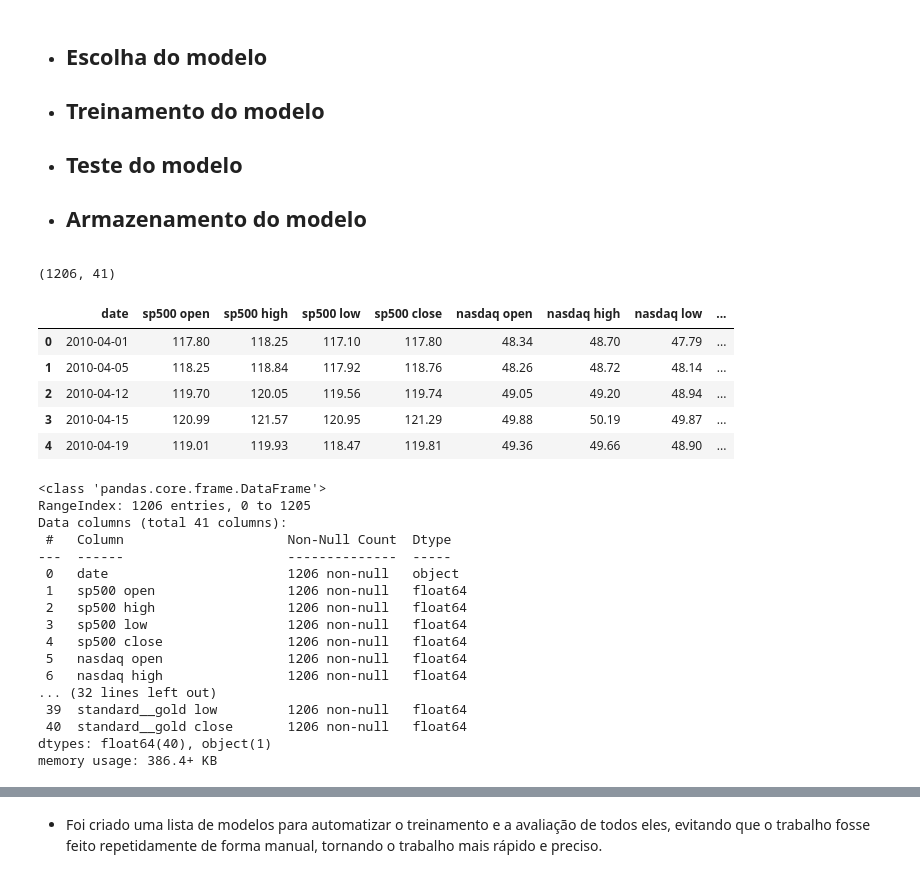
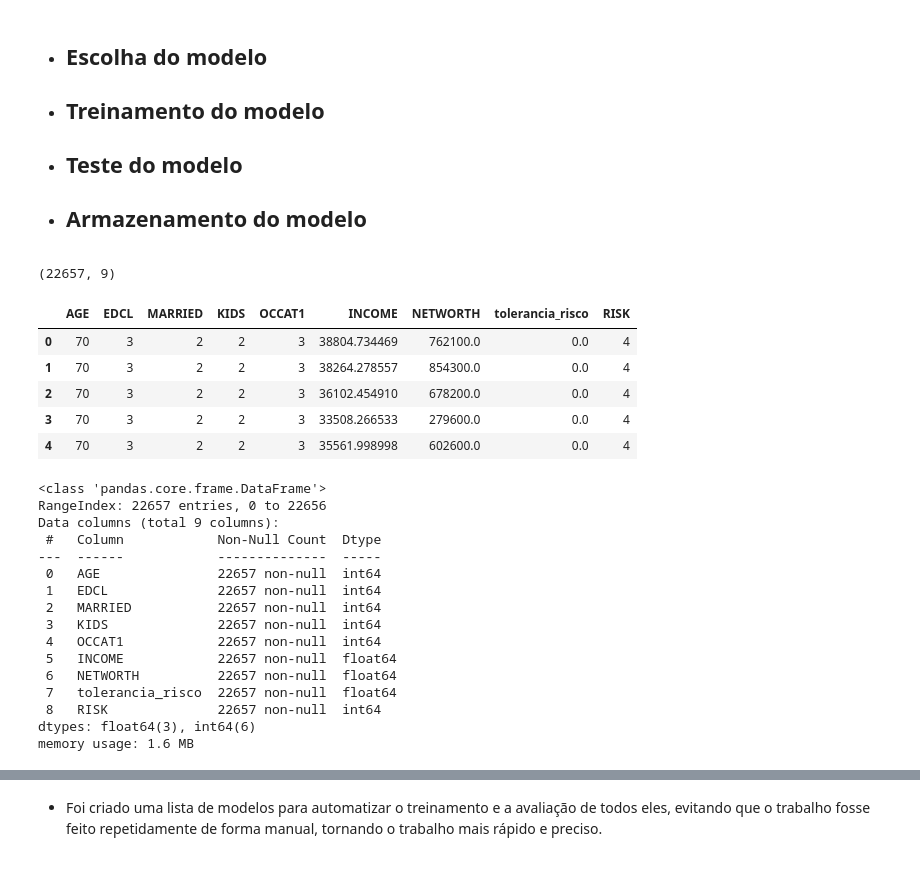
Before and after one commit to jairobernardesjunior/020_Financial_regression_project_risk_tolerance, a Jupyter notebook: 02 prt_treina.ipynb, the cells around one changed output, grey strips where cells are left out. Saved outputs shown, nothing was run; the diff lists cells and outputs as text; code cells hidden in the pictures.

```diff
--- a/02 prt_treina.ipynb
+++ b/02 prt_treina.ipynb
@@ -53,45 +53,44 @@ import numpy as np # computação de matrizes
 from matplotlib import pyplot # plotagem gráfica
 # %%
 # carregando arquivo tratado em dataframe
-df_gold_trans = pd.read_csv('df_treated/df_gold_trans.csv')
+df_risk = pd.read_csv('df_treated/df_risk_tolerance.csv')
 # %%
 # conferindo a dimensão do dataframe, linhas e colunas
-df_gold_trans.shape
+df_risk.shape
 # %% [output]
-(1206, 41)
+(22657, 9)
 # %%
 # ordenando pelo index o dataframe carregado
-df_gold_trans = df_gold_trans.sort_index()
+df_risk = df_risk.sort_index()
 # %%
 # reconhecendo as primeiras linhas do df
-df_gold_trans.head(5)
+df_risk.head(5)
 # %% [output]
-|  | date | sp500 open | sp500 high | sp500 low | sp500 close | nasdaq open | nasdaq high | nasdaq low | ... |
-| 0 | 2010-04-01 | 117.80 | 118.25 | 117.10 | 117.80 | 48.34 | 48.70 | 47.79 | ... |
-| 1 | 2010-04-05 | 118.25 | 118.84 | 117.92 | 118.76 | 48.26 | 48.72 | 48.14 | ... |
-| 2 | 2010-04-12 | 119.70 | 120.05 | 119.56 | 119.74 | 49.05 | 49.20 | 48.94 | ... |
-| 3 | 2010-04-15 | 120.99 | 121.57 | 120.95 | 121.29 | 49.88 | 50.19 | 49.87 | ... |
-| 4 | 2010-04-19 | 119.01 | 119.93 | 118.47 | 119.81 | 49.36 | 49.66 | 48.90 | ... |
+|  | AGE | EDCL | MARRIED | KIDS | OCCAT1 | INCOME | NETWORTH | tolerancia_risco | RISK |
+| 0 | 70 | 3 | 2 | 2 | 3 | 38804.734469 | 762100.0 | 0.0 | 4 |
+| 1 | 70 | 3 | 2 | 2 | 3 | 38264.278557 | 854300.0 | 0.0 | 4 |
+| 2 | 70 | 3 | 2 | 2 | 3 | 36102.454910 | 678200.0 | 0.0 | 4 |
+| 3 | 70 | 3 | 2 | 2 | 3 | 33508.266533 | 279600.0 | 0.0 | 4 |
+| 4 | 70 | 3 | 2 | 2 | 3 | 35561.998998 | 602600.0 | 0.0 | 4 |
 # %%
 # verificando a posição de cada variável
-df_gold_trans.info()
+df_risk.info()
 # %% [output]
 <class 'pandas.core.frame.DataFrame'>
-RangeIndex: 1206 entries, 0 to 1205
-Data columns (total 41 columns):
- #   Column                     Non-Null Count  Dtype
----  ------                     --------------  -----
- 0   date                       1206 non-null   object
- 1   sp500 open                 1206 non-null   float64
- 2   sp500 high                 1206 non-null   float64
- 3   sp500 low                  1206 non-null   float64
- 4   sp500 close                1206 non-null   float64
- 5   nasdaq open                1206 non-null   float64
- 6   nasdaq high                1206 non-null   float64
-... (32 lines left out)
- 39  standard__gold low         1206 non-null   float64
- 40  standard__gold close       1206 non-null   float64
-dtypes: float64(40), object(1)
-memory usage: 386.4+ KB
+RangeIndex: 22657 entries, 0 to 22656
+Data columns (total 9 columns):
+ #   Column            Non-Null Count  Dtype
+---  ------            --------------  -----
+ 0   AGE               22657 non-null  int64
+ 1   EDCL              22657 non-null  int64
+ 2   MARRIED           22657 non-null  int64
+ 3   KIDS              22657 non-null  int64
+ 4   OCCAT1            22657 non-null  int64
+ 5   INCOME            22657 non-null  float64
+ 6   NETWORTH          22657 non-null  float64
+ 7   tolerancia_risco  22657 non-null  float64
+ 8   RISK              22657 non-null  int64
+dtypes: float64(3), int64(6)
+memory usage: 1.6 MB
 # %%
 # separando variáveis independentes(x) e dependente(y)
```
Also changed, not shown: parts of 16 cells of this notebook, 3 other files.
